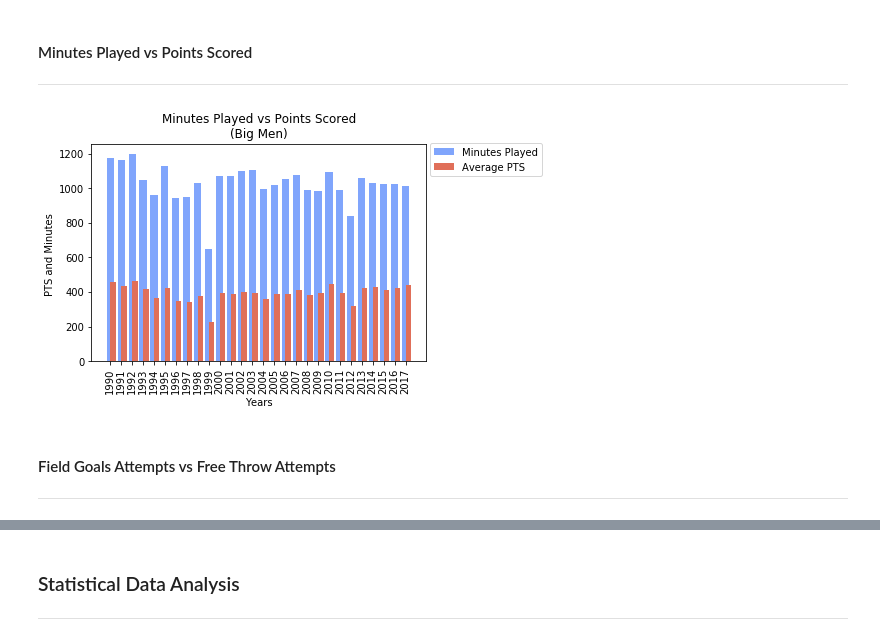
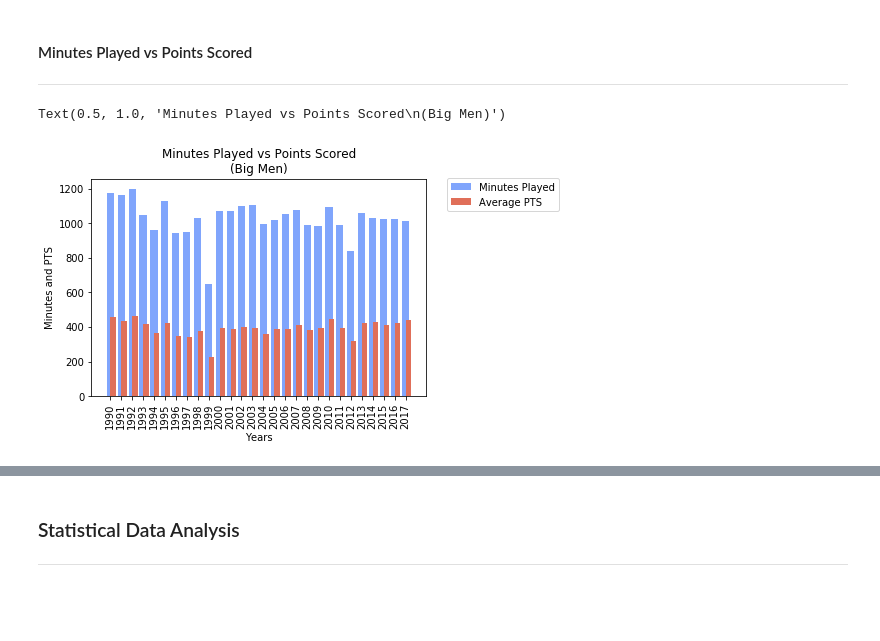
Before and after one commit to logan7734/Project1_repo, a Jupyter notebook: Presentation Notebook.ipynb, the cells around one changed output, grey strips where cells are left out. Cells and saved outputs as stored; diff of their text form; code cells hidden in the pictures; blank space fills up the shorter version.

Commit message:
Revert "Added Field Goal Attempts vs Free Throw Attempts"
This reverts commit da2787f8ab7ca50a89f6d65fa5e9df73ab819866.

```diff
--- a/Presentation Notebook.ipynb
+++ b/Presentation Notebook.ipynb
@@ -684,33 +684,29 @@ plt.show()
 # %%
 #Find Avg PTS scored by big men and plot with average minutes played by big men
 
 
 pts_big = big_men_grouped.PTS.mean()
 pts_big
 
 #Turn into DataFrame
 
 pts_big = pts_big.to_frame()
 
 
 #Reset index of DataFrame
 pts_big  = pts_big.reset_index()
 pts_big.head()
 
 #Bar Plots
 big_plot = plt.bar(avg_min_big["Year"] + 0, avg_min_big["MP"], color='#80a5fc', width = .65) #minutes
 pts_plot = plt.bar(pts_big["Year"] + 0.25, pts_big["PTS"], color='#e06f59', width = .5) #PTS
 
 #Parameters
 plt.xticks(np.arange(1990,2018,step=1),rotation='vertical')
-plt.legend([big_plot,pts_plot], ["Minutes Played", "Average PTS"], loc='best', bbox_to_anchor = (1.36,1.025))
+plt.legend([big_plot,pts_plot], ["Minutes Played", "Average PTS"], loc='best', bbox_to_anchor = (1.41,1.025))
 plt.xlabel("Years")
-plt.ylabel("PTS and Minutes ")
+plt.ylabel("Minutes and PTS")
 plt.title("Minutes Played vs Points Scored\n(Big Men)")
-
-plt.show()
 # %% [output]
+Text(0.5, 1.0, 'Minutes Played vs Points Scored\n(Big Men)')
-[figure, old version]
+[figure, new version]
-# %% [markdown]
-#### Field Goals Attempts vs Free Throw Attempts
-***
```
Also changed, not shown: parts of 1 cell of this notebook.
